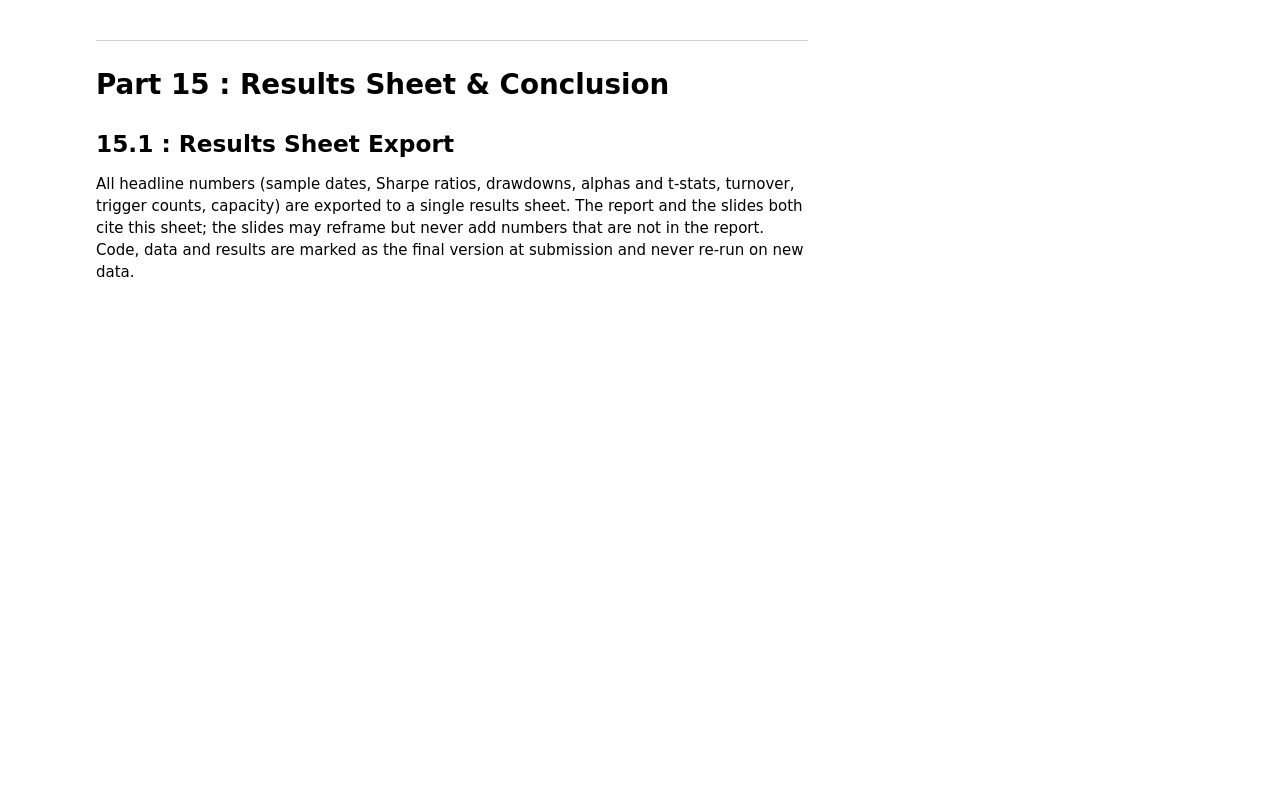
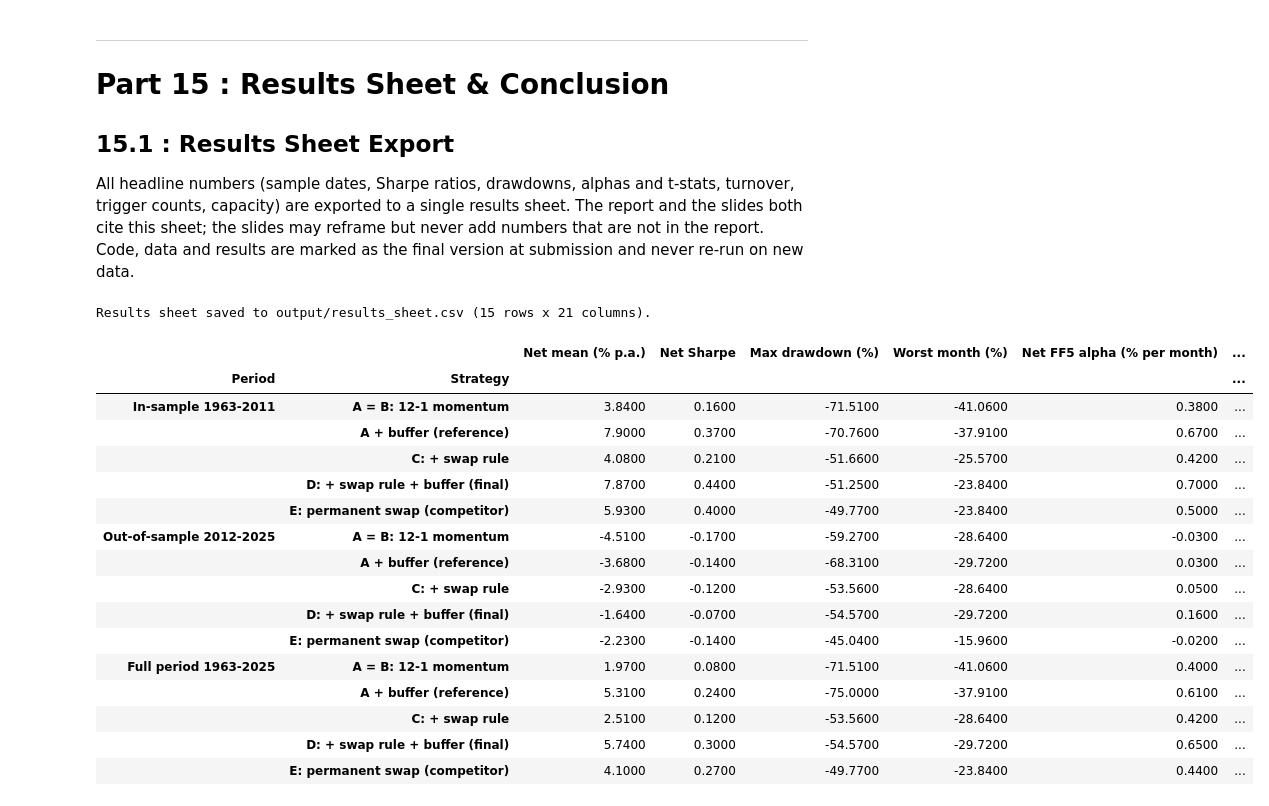
Before and after one commit to olol2/AppliedInvestments, a Jupyter notebook: Momentum_Robust_Notebook.ipynb, the cells around one changed output. Cells and saved outputs as stored; diff of their text form; code cells hidden in the pictures; blank space fills up the shorter version.

Commit message:
Part 13-14-15 OK

```diff
--- a/Momentum_Robust_Notebook.ipynb
+++ b/Momentum_Robust_Notebook.ipynb
@@ -3364,3 +3617,19 @@ Net Sharpe ratios and alphas of all rows under the fixed-cost scenarios (10, 25
 ## 14.2 : NBER Recessions
 
 Performance of each row during NBER recessions versus expansions.
+# %%
+# 14.2 NBER recessions: performance of each row (net) and of the market in recession and expansion months
+# (holding month classified with the NBER indicator, full sample 1963-2025; recessions are rare, so we pool periods).
+rec = factors["recession"].reindex(row_D["net"].loc[SAMPLE_START:SAMPLE_END].index).fillna(0)
+series_142 = {**{name: s["net"] for name, s in CASCADE.items()}, "US market (excess return)": factors["mkt_rf"]}
+rows_142 = {}
+for state, flag in {"Recession": 1, "Expansion": 0}.items():
+    months = rec.index[rec == flag]
+    for name, r in series_142.items():
+        r = r.reindex(months)
+        rows_142[(state, name)] = {"Months": len(r), "Mean (% p.a.)": 1200 * r.mean(),
+                                   "Sharpe": np.sqrt(12) * r.mean() / r.std(), "Worst month (%)": 100 * r.min(),
+                                   "Share of positive months (%)": 100 * (r > 0).mean()}
+nber = pd.DataFrame.from_dict(rows_142, orient="index")
+display(nber.round(2))
+nber.round(4).to_csv(OUTPUT / "table_14_2_nber.csv")
@@ -3390,3 +3810,55 @@ _Interpretation: to be written once results are in._
 ## 15.1 : Results Sheet Export
 
 All headline numbers (sample dates, Sharpe ratios, drawdowns, alphas and t-stats, turnover, trigger counts, capacity) are exported to a single results sheet. The report and the slides both cite this sheet; the slides may reframe but never add numbers that are not in the report. Code, data and results are marked as the final version at submission and never re-run on new data.
+# %%
+# 15.1 Results sheet: every headline number quoted in the report and the slides, in one file
+# (output/results_sheet.csv). The detailed tables are already saved in output/ by each Part.
+def headline(name, s, start, end):
+    """Main statistics of one row over one period (net of costs unless stated)."""
+    g, n = s["gross"].loc[start:end], s["net"].loc[start:end]
+    st = summary_stats(pd.DataFrame({"g": g, "n": n}))
+    out = {"Gross mean (% p.a.)": st.loc["g", "Mean (% p.a.)"], "Net mean (% p.a.)": st.loc["n", "Mean (% p.a.)"],
+           "Vol (% p.a.)": st.loc["g", "Vol (% p.a.)"], "Gross Sharpe": st.loc["g", "Sharpe"],
+           "Net Sharpe": st.loc["n", "Sharpe"], "Max drawdown (%)": st.loc["g", "Max drawdown (%)"],
+           "Worst month (%)": st.loc["g", "Worst month (%)"], "Skewness": st.loc["g", "Skewness"],
+           "Turnover (% per month)": 100 * s["turnover"].loc[start:end].mean(),
+           "Cost (% per month)": 100 * s["costs"]["total_cost"].loc[start:end].mean()}
+    for m in ["CAPM", "FF3", "FF5", "FF5 + UMD"]:
+        a, t, _ = factor_alpha(n, m, start, end)
+        out[f"Net {m} alpha (% per month)"], out[f"Net {m} alpha t-stat"] = a, t
+    a, t, _ = factor_alpha(g, "FF5 + UMD", start, end)
+    out["Gross FF5 + UMD alpha (% per month)"], out["Gross FF5 + UMD alpha t-stat"] = a, t
+    return out
+
+SHEET_PERIODS = {**PERIODS_11, "Full period 1963-2025": (SAMPLE_START, SAMPLE_END)}
+sheet = pd.DataFrame.from_dict({(p, name): headline(name, s, start, end)
+                                for p, (start, end) in SHEET_PERIODS.items() for name, s in CASCADE.items()},
+                               orient="index")
+# Rule activity (formation dates)
+for p, (start, end) in SHEET_PERIODS.items():
+    trig_p = trigger.loc[start - pd.offsets.MonthEnd(1):end - pd.offsets.MonthEnd(1)]
+    sheet.loc[(p, "D: + swap rule + buffer (final)"), "Months with swap (%)"] = 100 * trig_p.mean()
+sheet.index.names = ["Period", "Strategy"]
+sheet.round(4).to_csv(OUTPUT / "results_sheet.csv")
+print(f"Results sheet saved to {OUTPUT / 'results_sheet.csv'} ({sheet.shape[0]} rows x {sheet.shape[1]} columns).")
+display(sheet[["Net mean (% p.a.)", "Net Sharpe", "Max drawdown (%)", "Worst month (%)",
+               "Net FF5 alpha (% per month)", "Net FF5 + UMD alpha (% per month)"]].round(2))
+# %% [output]
+Results sheet saved to output/results_sheet.csv (15 rows x 21 columns).
+|  |  | Net mean (% p.a.) | Net Sharpe | Max drawdown (%) | Worst month (%) | Net FF5 alpha (% per month) | ... |
+| Period | Strategy |  |  |  |  |  | ... |
+| In-sample 1963-2011 | A = B: 12-1 momentum | 3.8400 | 0.1600 | -71.5100 | -41.0600 | 0.3800 | ... |
+|  | A + buffer (reference) | 7.9000 | 0.3700 | -70.7600 | -37.9100 | 0.6700 | ... |
+|  | C: + swap rule | 4.0800 | 0.2100 | -51.6600 | -25.5700 | 0.4200 | ... |
+|  | D: + swap rule + buffer (final) | 7.8700 | 0.4400 | -51.2500 | -23.8400 | 0.7000 | ... |
+|  | E: permanent swap (competitor) | 5.9300 | 0.4000 | -49.7700 | -23.8400 | 0.5000 | ... |
+| Out-of-sample 2012-2025 | A = B: 12-1 momentum | -4.5100 | -0.1700 | -59.2700 | -28.6400 | -0.0300 | ... |
+|  | A + buffer (reference) | -3.6800 | -0.1400 | -68.3100 | -29.7200 | 0.0300 | ... |
+|  | C: + swap rule | -2.9300 | -0.1200 | -53.5600 | -28.6400 | 0.0500 | ... |
+|  | D: + swap rule + buffer (final) | -1.6400 | -0.0700 | -54.5700 | -29.7200 | 0.1600 | ... |
+|  | E: permanent swap (competitor) | -2.2300 | -0.1400 | -45.0400 | -15.9600 | -0.0200 | ... |
+| Full period 1963-2025 | A = B: 12-1 momentum | 1.9700 | 0.0800 | -71.5100 | -41.0600 | 0.4000 | ... |
+|  | A + buffer (reference) | 5.3100 | 0.2400 | -75.0000 | -37.9100 | 0.6100 | ... |
+|  | C: + swap rule | 2.5100 | 0.1200 | -53.5600 | -28.6400 | 0.4200 | ... |
+|  | D: + swap rule + buffer (final) | 5.7400 | 0.3000 | -54.5700 | -29.7200 | 0.6500 | ... |
+|  | E: permanent swap (competitor) | 4.1000 | 0.2700 | -49.7700 | -23.8400 | 0.4400 | ... |
```
Also changed, not shown: parts of 24 cells of this notebook, 6 other files.
